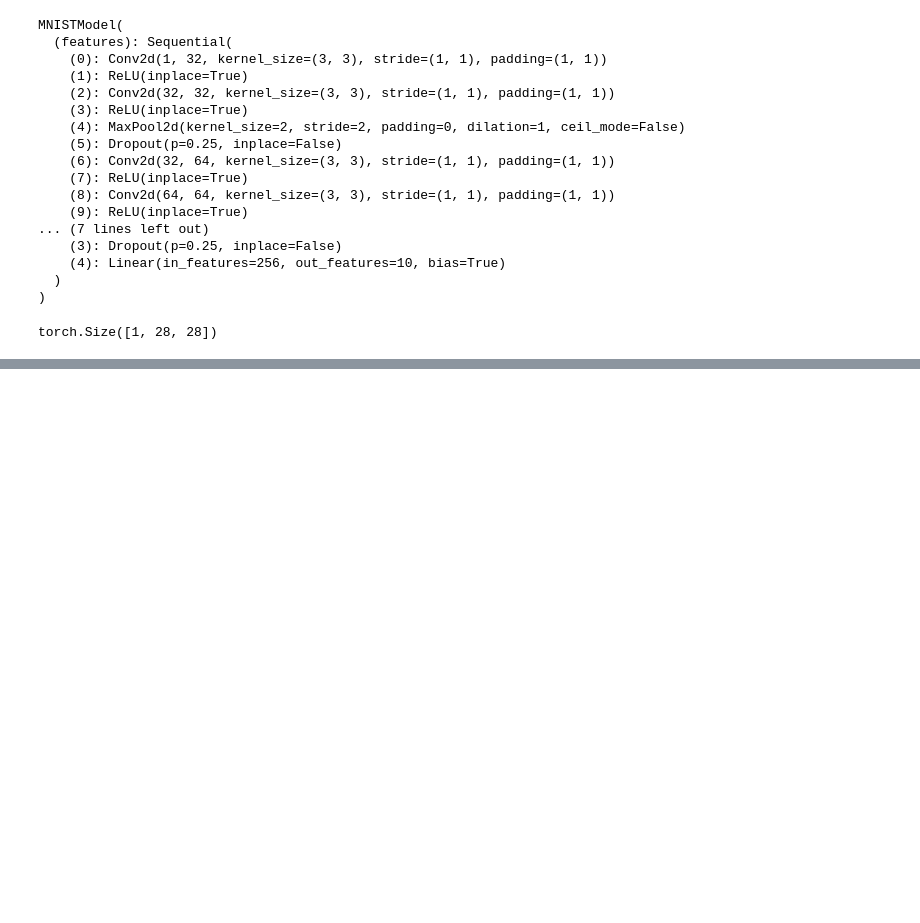
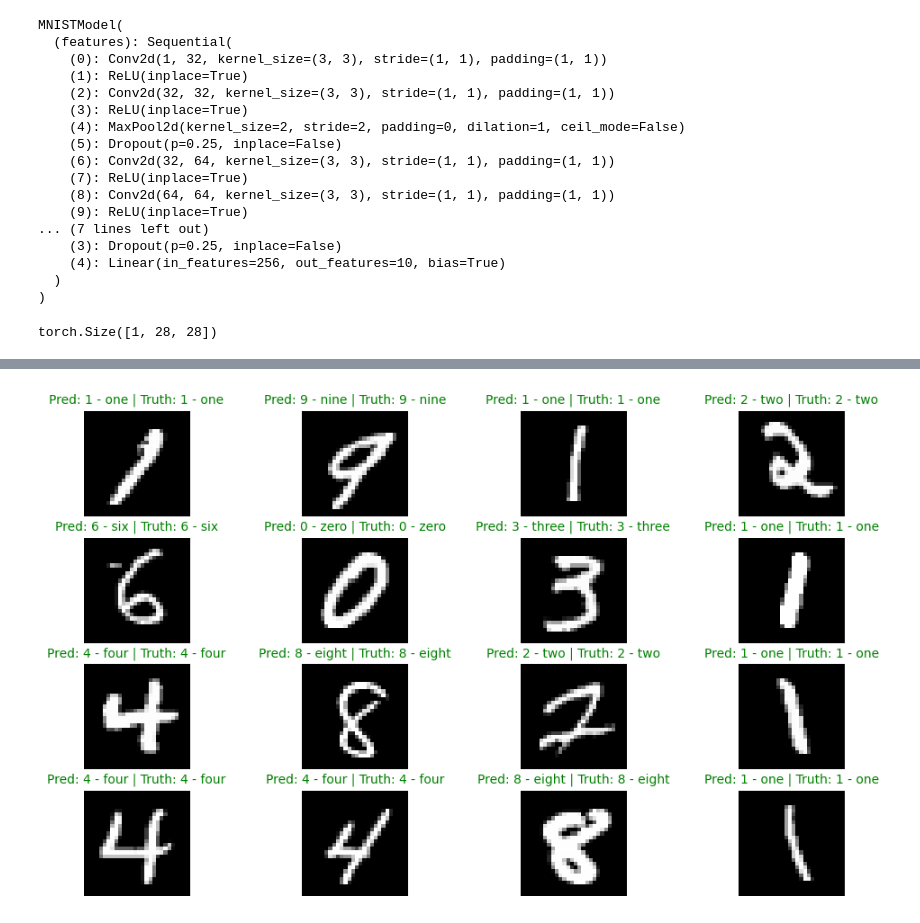
Before and after one commit to manisharavindh/basic-pytorch-models, a Jupyter notebook: notebooks/04_mnist_cnn_model.ipynb, the cells around one changed output, grey strips where cells are left out. Drawn from its saved outputs; the diff is of its cells as text; code cells hidden in the pictures; blank space fills up the shorter version.

```diff
--- a/notebooks/04_mnist_cnn_model.ipynb
+++ b/notebooks/04_mnist_cnn_model.ipynb
@@ -332,0 +388,10 @@ Test Loss: 0.0224 | Test Acc: 99.32%
+# %%
+plot_random_preds(
+    model=model,
+    data=test_data,
+    class_names=class_names,
+    n=16,
+    device=device
+)
+# %% [output]
+[figure, added]
```
Also changed, not shown: parts of 7 cells of this notebook.
